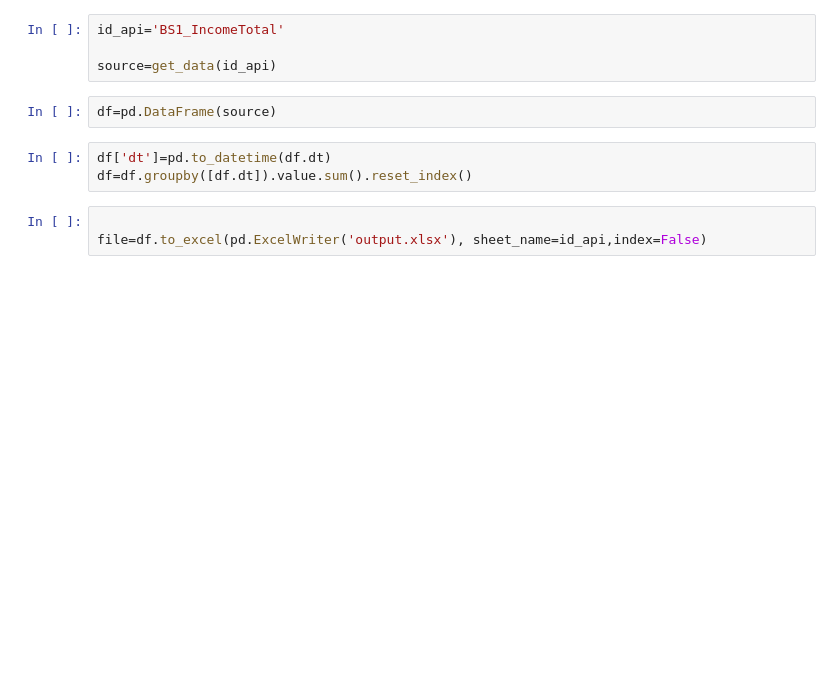
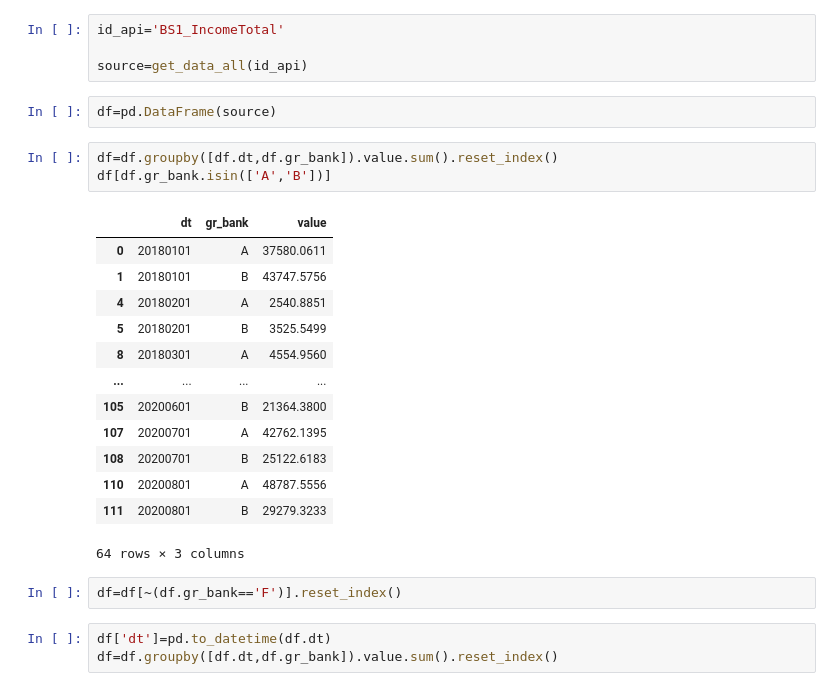
Before and after one commit to lukas1326/nbu_dashboard, a Jupyter notebook: Untitled.ipynb, the cells around one changed output. Drawn from its saved outputs; the diff is of its cells as text; blank space fills up the shorter version.

```diff
--- a/Untitled.ipynb
+++ b/Untitled.ipynb
@@ -32,12 +36,28 @@ def get_data_all(id_api):
 # %%
 id_api='BS1_IncomeTotal'
 
-source=get_data(id_api)
+source=get_data_all(id_api)
 # %%
 df=pd.DataFrame(source)
+# %%
+df=df.groupby([df.dt,df.gr_bank]).value.sum().reset_index()
+df[df.gr_bank.isin(['A','B'])]
+# %% [output]
+|  | dt | gr_bank | value |
+| 0 | 20180101 | A | 37580.0611 |
+| 1 | 20180101 | B | 43747.5756 |
+| 4 | 20180201 | A | 2540.8851 |
+| 5 | 20180201 | B | 3525.5499 |
+| 8 | 20180301 | A | 4554.9560 |
+| ... | ... | ... | ... |
+| 105 | 20200601 | B | 21364.3800 |
+| 107 | 20200701 | A | 42762.1395 |
+| 108 | 20200701 | B | 25122.6183 |
+| 110 | 20200801 | A | 48787.5556 |
+| 111 | 20200801 | B | 29279.3233 |
+64 rows × 3 columns
+# %%
+df=df[~(df.gr_bank=='F')].reset_index()
 # %%
 df['dt']=pd.to_datetime(df.dt)
-df=df.groupby([df.dt]).value.sum().reset_index()
+df=df.groupby([df.dt,df.gr_bank]).value.sum().reset_index()
-# %%
-
-file=df.to_excel(pd.ExcelWriter('output.xlsx'), sheet_name=id_api,index=False)
```
Also changed, not shown: parts of 3 cells of this notebook, 2 other files.
